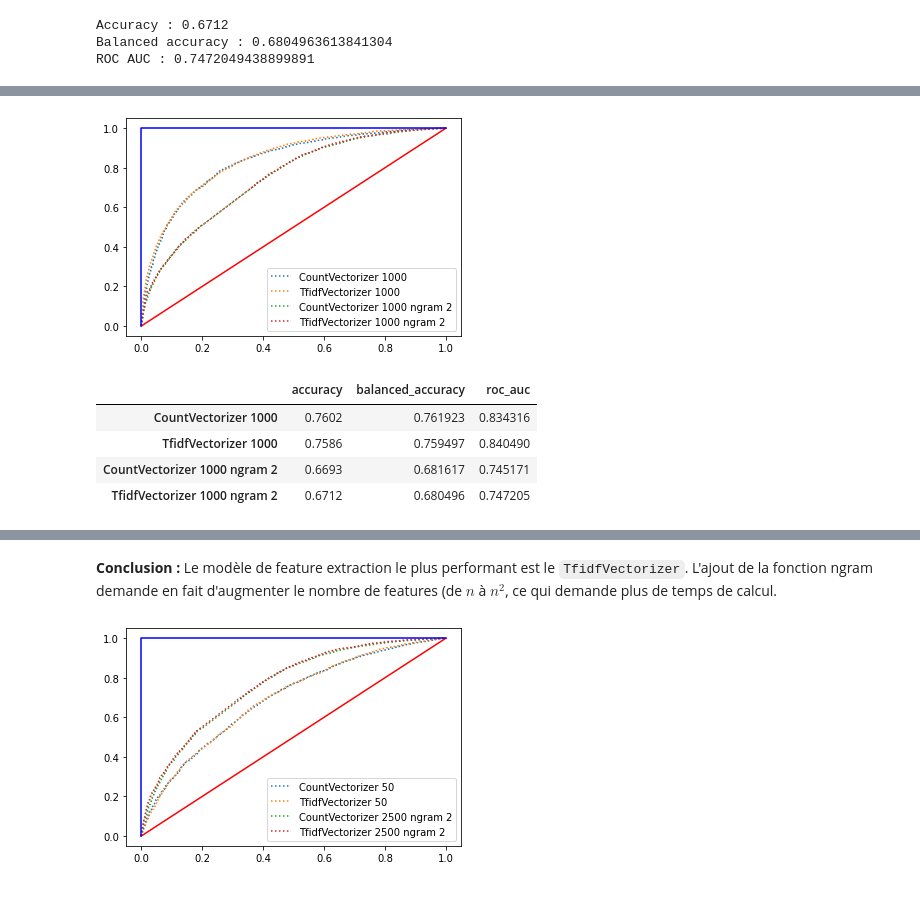
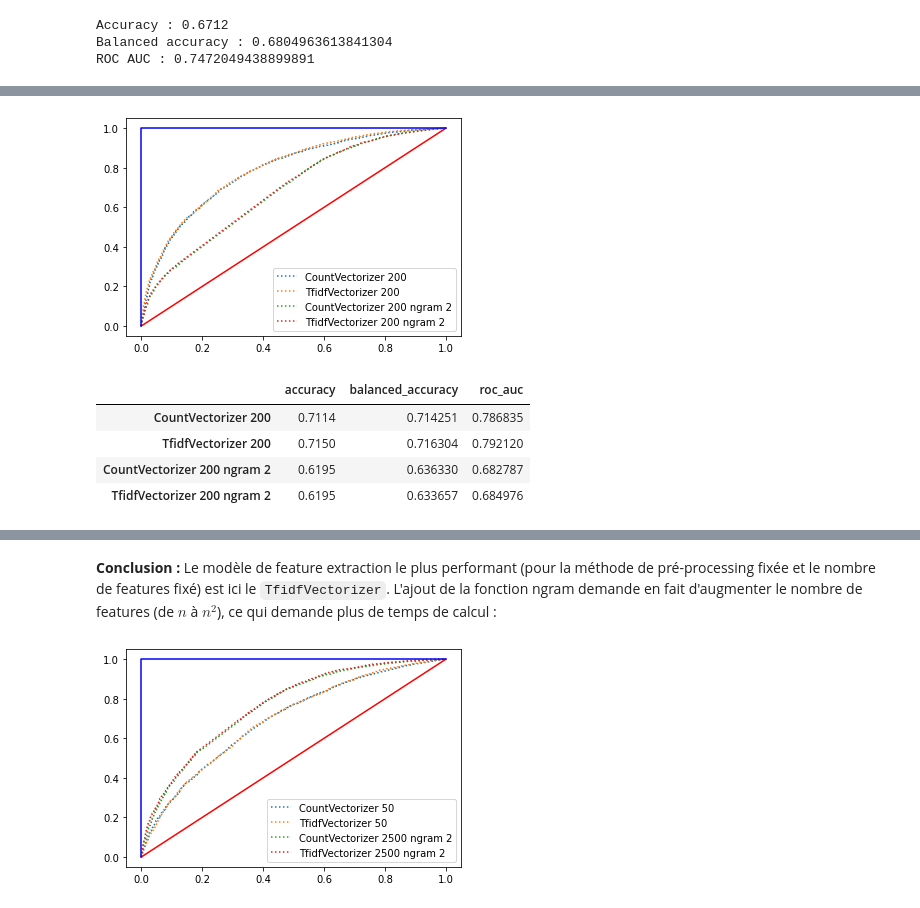
Before and after one commit to baptiste-pasquier/data_2A, a Jupyter notebook: model-LR.ipynb, the cells around one changed output, grey strips where cells are left out. Saved outputs shown, nothing was run; the diff lists cells and outputs as text; code cells hidden in the pictures.

```diff
--- a/model-LR.ipynb
+++ b/model-LR.ipynb
@@ -69,7 +60,9 @@ y = df.sentiment.to_list()
 # %%
-arr = ["Car was cleaned by Jack", "Jack was cleaned by Car", "Hello"]
+array = ["Car was cleaned by Jack",
+       "Jack was cleaned by Car",
+       "Hello"]
 vectorizer = CountVectorizer()
-X_ = vectorizer.fit_transform(arr)
+X_ = vectorizer.fit_transform(array)
 vectorizer.get_feature_names()
 # %% [output]
 ['by', 'car', 'cleaned', 'hello', 'jack', 'was']
@@ -192,41 +203,45 @@ ROC AUC : 0.7472049438899891
 # %%
-table = []
+def comparaison(X, y, N, show_graph=True, show_table=True):
+    """
+    N correspond au nombre de features
+    """
+    table = []
 
-N = 1000
+    _, _, _, y_test, probs, metrics_score = conf_matrix(X, y, CountVectorizer(max_features = N), LogisticRegression(max_iter=200), verbose=False)
+    fpr, tpr, _ = metrics.roc_curve(y_test, probs, pos_label="Positive")
+    if show_graph: plt.plot(fpr,tpr,":", label=f"CountVectorizer {N}")
+    table.append(metrics_score)
 
-_, _, _, y_test, probs, metrics_score = conf_matrix(X, y, CountVectorizer(max_features = N), LogisticRegression(max_iter=200), verbose=False)
-fpr, tpr, _ = metrics.roc_curve(y_test, probs, pos_label="Positive")
-plt.plot(fpr,tpr,":", label=f"CountVectorizer {N}")
-table.append(metrics_score)
+    _, _, _, y_test, probs, metrics_score = conf_matrix(X, y, TfidfVectorizer(max_features = N), LogisticRegression(max_iter=200), verbose=False)
+    fpr, tpr, _ = metrics.roc_curve(y_test, probs, pos_label="Positive")
+    if show_graph: plt.plot(fpr,tpr,":", label=f"TfidfVectorizer {N}")
+    table.append(metrics_score)
 
-_, _, _, y_test, probs, metrics_score = conf_matrix(X, y, TfidfVectorizer(max_features = N), LogisticRegression(max_iter=200), verbose=False)
-fpr, tpr, _ = metrics.roc_curve(y_test, probs, pos_label="Positive")
-plt.plot(fpr,tpr,":", label=f"TfidfVectorizer {N}")
-table.append(metrics_score)
+    _, _, _, y_test, probs, metrics_score = conf_matrix(X, y, CountVectorizer(max_features = N, ngram_range=(2,2)), LogisticRegression(max_iter=200), verbose=False)
+    fpr, tpr, _ = metrics.roc_curve(y_test, probs, pos_label="Positive")
+    if show_graph: plt.plot(fpr,tpr,":", label=f"CountVectorizer {N} ngram 2")
+    table.append(metrics_score)
 
+    _, _, _, y_test, probs, metrics_score = conf_matrix(X, y, TfidfVectorizer(max_features = N, ngram_range=(2,2)), LogisticRegression(max_iter=200), verbose=False)
+    fpr, tpr, _ = metrics.roc_curve(y_test, probs, pos_label="Positive")
+    if show_graph: plt.plot(fpr,tpr,":", label=f"TfidfVectorizer {N} ngram 2")
+    table.append(metrics_score)
 
-_, _, _, y_test, probs, metrics_score = conf_matrix(X, y, CountVectorizer(max_features = N, ngram_range=(2,2)), LogisticRegression(max_iter=200), verbose=False)
-fpr, tpr, _ = metrics.roc_curve(y_test, probs, pos_label="Positive")
-plt.plot(fpr,tpr,":", label=f"CountVectorizer {N} ngram 2")
-table.append(metrics_score)
+    if show_graph:
+        plt.plot([0, 1], [0, 1], "r-")
+        plt.plot([0, 0, 1], [0, 1, 1], 'b-')
+        plt.legend()
+        plt.show()
 
-
-_, _, _, y_test, probs, metrics_score = conf_matrix(X, y, TfidfVectorizer(max_features = N, ngram_range=(2,2)), LogisticRegression(max_iter=200), verbose=False)
-fpr, tpr, _ = metrics.roc_curve(y_test, probs, pos_label="Positive")
-plt.plot(fpr,tpr,":", label=f"TfidfVectorizer {N} ngram 2")
-table.append(metrics_score)
-
-plt.plot([0, 1], [0, 1], "r-")
-plt.plot([0, 0, 1], [0, 1, 1], 'b-')
-
-plt.legend()
-plt.show()
-
-pd.DataFrame(table, index=[f"CountVectorizer {N}", f"TfidfVectorizer {N}", f"CountVectorizer {N} ngram 2", f"TfidfVectorizer {N} ngram 2"])
+    if show_table:
+        display(pd.DataFrame(table, index=[f"CountVectorizer {N}", f"TfidfVectorizer {N}", f"CountVectorizer {N} ngram 2", f"TfidfVectorizer {N} ngram 2"]))
-# %% [output]
-[figure, removed]
-|  | accuracy | balanced_accuracy | roc_auc |
-| CountVectorizer 1000 | 0.7602 | 0.761923 | 0.834316 |
-| TfidfVectorizer 1000 | 0.7586 | 0.759497 | 0.840490 |
-| CountVectorizer 1000 ngram 2 | 0.6693 | 0.681617 | 0.745171 |
-| TfidfVectorizer 1000 ngram 2 | 0.6712 | 0.680496 | 0.747205 |
+# %%
+%%time
+comparaison(X, y, 200)
+# %% [output]
+[figure, added]
+|  | accuracy | balanced_accuracy | roc_auc |
+| CountVectorizer 200 | 0.7114 | 0.714251 | 0.786835 |
+| TfidfVectorizer 200 | 0.7150 | 0.716304 | 0.792120 |
+| CountVectorizer 200 ngram 2 | 0.6195 | 0.636330 | 0.682787 |
+| TfidfVectorizer 200 ngram 2 | 0.6195 | 0.633657 | 0.684976 |
@@ -233,5 +249,5 @@ pd.DataFrame(table, index=[f"CountVectorizer {N}", f"TfidfVectorizer {N}", f"Cou
 # %% [markdown]
-**Conclusion :** Le modèle de feature extraction le plus performant est le `TfidfVectorizer`. L'ajout de la fonction ngram demande en fait d'augmenter le nombre de features (de $n$ à $n^2$, ce qui demande plus de temps de calcul.
+**Conclusion :** Le modèle de feature extraction le plus performant (pour la méthode de pré-processing fixée et le nombre de features fixé) est ici le `TfidfVectorizer`. L'ajout de la fonction ngram demande en fait d'augmenter le nombre de features (de $n$ à $n^2$), ce qui demande plus de temps de calcul :
 # %%
 table = []
 
```
Also changed, not shown: parts of 41 cells of this notebook, 1 other file.
